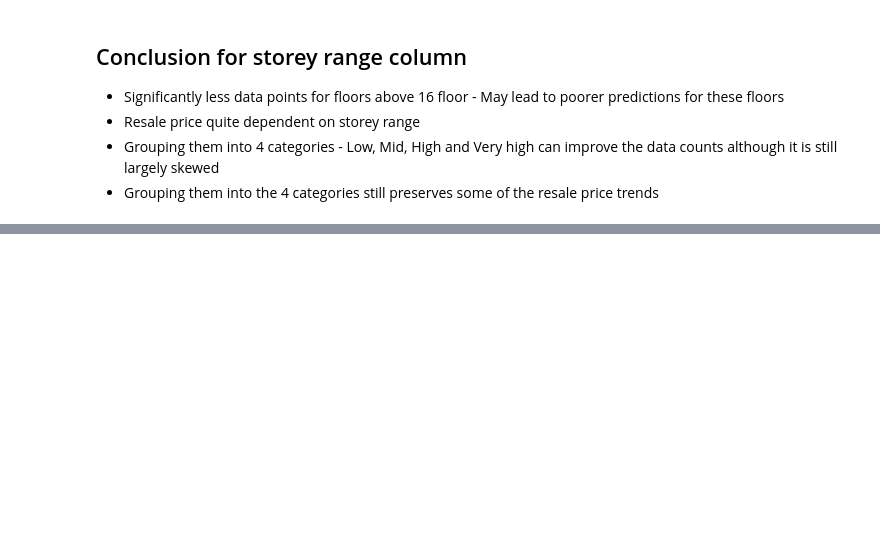
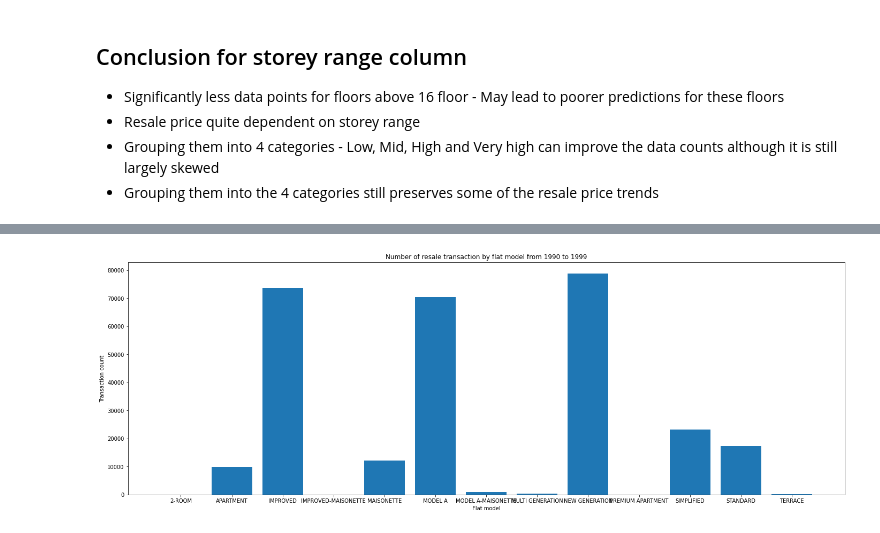
Before and after one commit to Zheng-Xuan/Singapore-resale-flat-price-prediction, a Jupyter notebook: EDA.ipynb, the cells around one changed output, grey strips where cells are left out. Saved outputs shown, nothing was run; the diff lists cells and outputs as text; code cells hidden in the pictures; blank space fills up the shorter version.

```diff
--- a/EDA.ipynb
+++ b/EDA.ipynb
@@ -430,0 +509,4 @@ plt.show()
+# %%
+df_model = raw_data[['flat_model', 'resale_price']].copy(deep= True)
+
+df_model
@@ -430,0 +527,13 @@ plt.show()
+# %%
+# Show distribution of data counts for each flat type
+
+data_counts_by_model = df_model.groupby(['flat_model'])['flat_model'].count()
+
+plt.figure(figsize= (24,8))
+plt.bar(data_counts_by_model.index, data_counts_by_model.values)
+plt.xlabel('Flat model')
+plt.ylabel('Transaction count')
+plt.title('Number of resale transaction by flat model from 1990 to 1999')
+plt.show()
+# %% [output]
+[figure, added]
```
Also changed, not shown: parts of 10 cells of this notebook, 1 other file.
